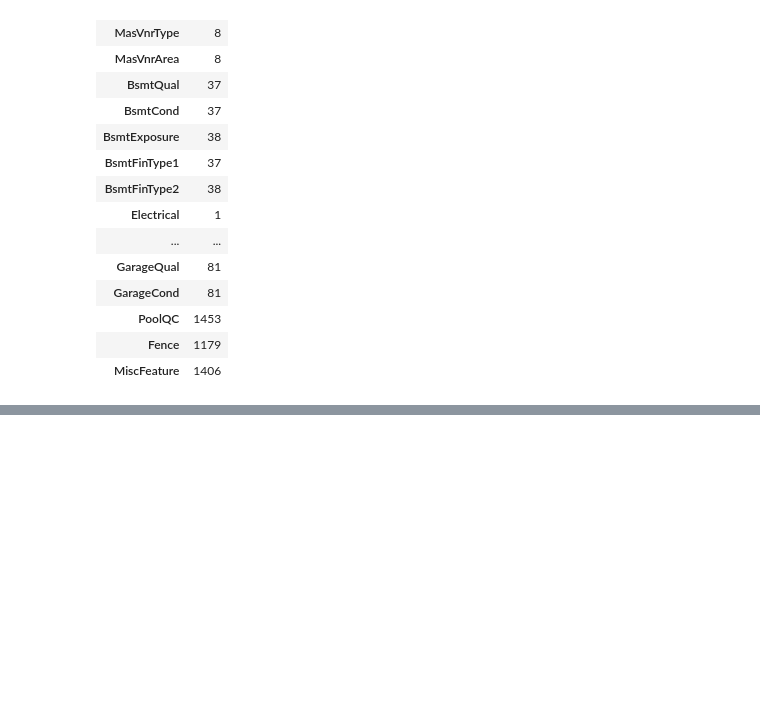
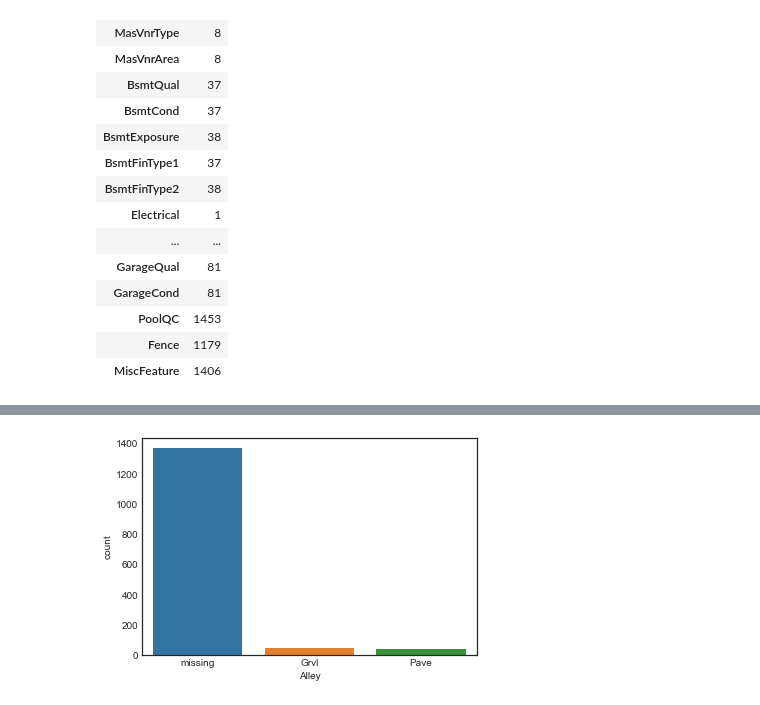
Before and after one commit to naivelogic/Machine_Learning_Notebooks, a Jupyter notebook: Data_Science/Stats Foundation/Regression Methods/Kaggle - House Prices - Analysis 2 (1).ipynb, the cells around one changed output, grey strips where cells are left out. Drawn from its saved outputs; the diff is of its cells as text; code cells hidden in the pictures; blank space fills up the shorter version.

```diff
--- a/Data_Science/Stats Foundation/Regression Methods/Kaggle - House Prices - Analysis 2 (1).ipynb
+++ b/Data_Science/Stats Foundation/Regression Methods/Kaggle - House Prices - Analysis 2 (1).ipynb
@@ -80,2 +106,14 @@ fake[fake[0].values > 0]
+# %%
+# replace null values with the median value
+df.LotFrontage.fillna((df.LotFrontage.median()), inplace=True)
+df.MasVnrArea.fillna((df.MasVnrArea.median()), inplace=True)
+df.GarageYrBlt.fillna((df.GarageYrBlt.median()), inplace=True)
+
+# replace null categories with character "missing"
+cat_missing_var = ['Alley', 'MasVnrType', 'BsmtQual', 'BsmtCond', 'BsmtExposure', 'BsmtFinType1',
+                   'BsmtFinType2', 'Electrical', 'FireplaceQu', 'GarageType', 'GarageFinish',
+                   'GarageQual', 'GarageCond', 'PoolQC', 'Fence', 'MiscFeature']
+for cat in cat_missing_var:
+    df[cat].fillna("missing", inplace=True)
 # %% [markdown]
 ### One Hot Encoding Categorical Variables
@@ -102,0 +137,71 @@ df.loc[df.MSZoning=="C (all)", 'MSZoning'] = 'all'
+# %%
+df.rename(columns = {'1stFlrSF':'firstFlrSF', '2ndFlrSF':'secondFlrSF', '3SsnPorch':'threeSsnPorch'}, inplace=True)
+df.loc[df.MSZoning=="C (all)", 'MSZoning'] = 'all'
+df = category_view(df, df.MSZoning)
+df = category_view(df, df.MSSubClass)
+df = category_view(df, df.Street)
+df = category_view(df, df.Alley)
+df = category_view(df, df.LandContour)
+df = category_view(df, df.Utilities)
+df = category_view(df, df.LotConfig)
+df = category_view(df, df.LandSlope)
+df = category_view(df, df.Neighborhood)
+df = category_view(df, df.Condition1)
+df = category_view(df, df.Condition2)
+
+df = category_view(df, df.BldgType)
+
+df.HouseStyle = df.HouseStyle.str.replace(r"[.]", "_") #remove categories with periods and exchange with underscore
+df.HouseStyle = 'housestyle_' + df.HouseStyle
+df = category_view(df, df.HouseStyle)
+df = category_view(df, df.OverallQual)
+df = category_view(df, df.OverallCond)
+
+# create new cateogry for year build in terms of decade
+#df['yrbuilt_decade'] = (df.YearBuilt // 10) * 10
+#df = category_view(df, df.yrbuilt_decade)
+
+#df['garage_decade'] = df.GarageYrBlt // 10 * 10
+#df['garage_decade'] = df['garage_decade'].apply(np.int64)
+#df = category_view(df, df.garage_decade)
+
+#df = category_view(df, df.RoofStyle)
+
+
+df.loc[df.RoofMatl=="Tar&Grv", 'RoofMatl'] = 'TarGrv'
+df = category_view(df, df.RoofMatl)
+
+df.Exterior1st = df.Exterior1st.str.replace(' ', '')
+df = category_view(df, df.Exterior1st)
+
+df.Exterior2nd = df.Exterior2nd.str.replace(' ', '')
+df = category_view(df, df.Exterior2nd)
+df = category_view(df, df.MasVnrType)
+df = category_view(df, df.ExterQual)
+#df = category_view(df, df.ExterCond)
+df = category_view(df, df.Foundation)
+df = category_view(df, df.BsmtQual)
+#df = category_view(df, df.BsmtCond)
+#df = category_view(df, df.BsmtExposure)
+#df = category_view(df, df.BsmtFinType1)
+#df = category_view(df, df.BsmtFinType2)
+df = category_view(df, df.Heating)
+df = category_view(df, df.HeatingQC)
+df = category_view(df, df.CentralAir)
+df = category_view(df, df.Electrical)
+df = category_view(df, df.KitchenQual)
+df = category_view(df, df.Functional)
+df = category_view(df, df.FireplaceQu)
+
+df.loc[df.GarageType=="2Types", 'GarageType'] = 'twoTypes'
+df = category_view(df, df.GarageType)
+df = category_view(df, df.GarageFinish)
+df = category_view(df, df.GarageQual)
+df = category_view(df, df.GarageCond)
+df = category_view(df, df.PavedDrive)
+df = category_view(df, df.PoolQC)
+df = category_view(df, df.Fence)
+df = category_view(df, df.MiscFeature)
+df = category_view(df, df.SaleType)
+df = category_view(df, df.SaleCondition)
+# %% [output]
@@ -102,0 +245 @@ df.loc[df.MSZoning=="C (all)", 'MSZoning'] = 'all'
+[figure, added]
```
Also changed, not shown: parts of 19 cells of this notebook.
